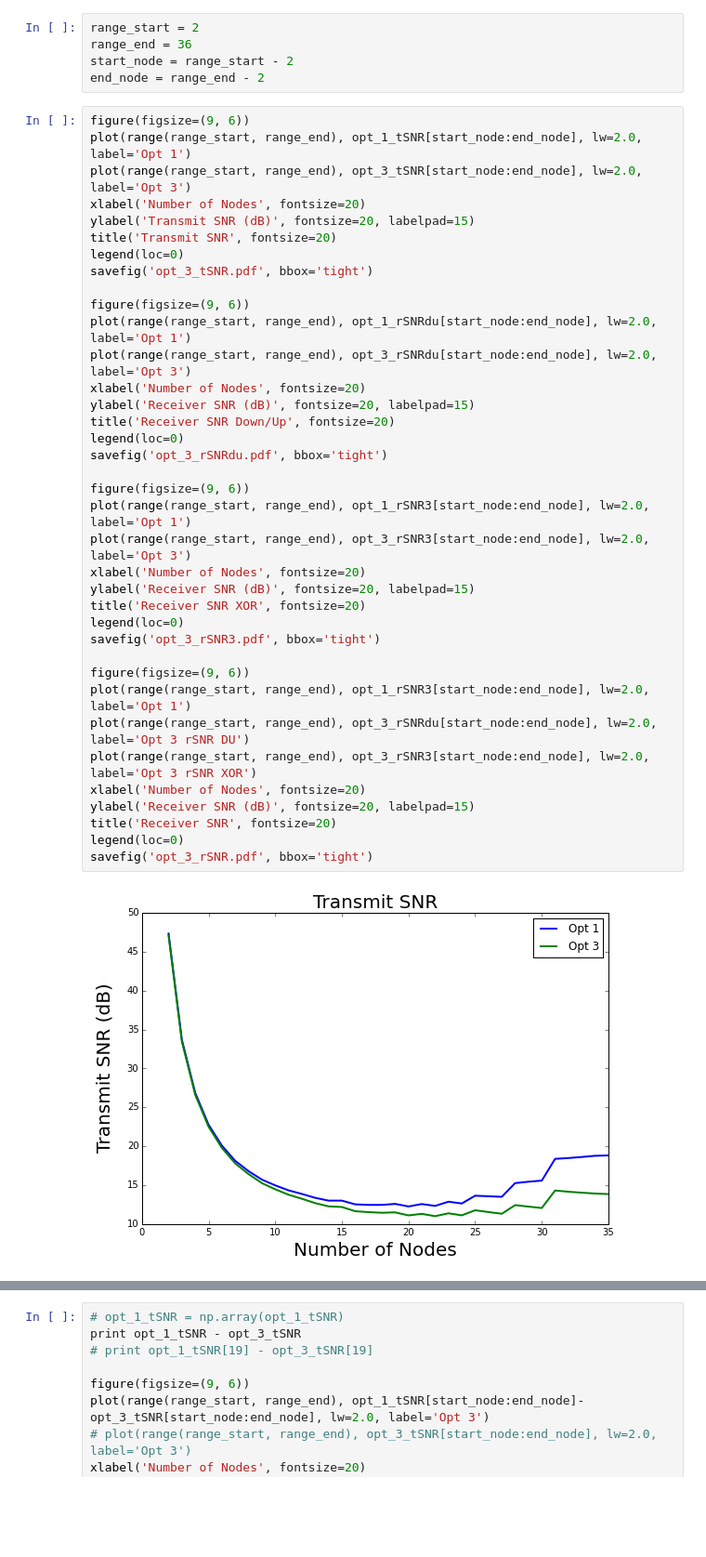
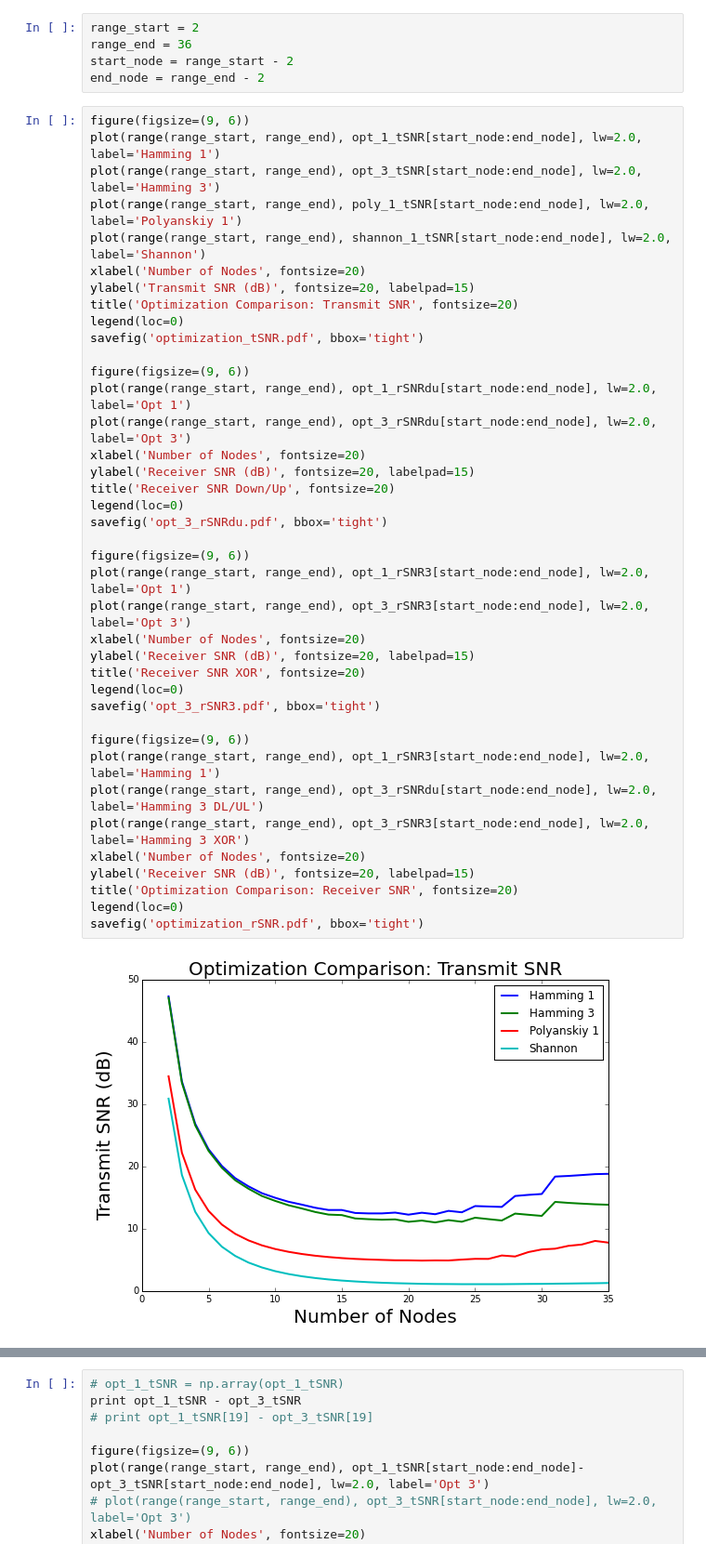
Before and after one commit to Lahaela/research-sahai, a Jupyter notebook: 160911/160914 Opt 3 Plots.ipynb, the cells around one changed output, grey strips where cells are left out. Shown at 93% size. Cells and saved outputs as stored; diff of their text form; blank space fills up the shorter version.

```diff
--- a/160911/160914 Opt 3 Plots.ipynb
+++ b/160911/160914 Opt 3 Plots.ipynb
@@ -60,42 +60,44 @@ start_node = range_start - 2
 end_node = range_end - 2
 # %%
 figure(figsize=(9, 6))
-plot(range(range_start, range_end), opt_1_tSNR[start_node:end_node], lw=2.0, label='Opt 1')
-plot(range(range_start, range_end), opt_3_tSNR[start_node:end_node], lw=2.0, label='Opt 3')
+plot(range(range_start, range_end), opt_1_tSNR[start_node:end_node], lw=2.0, label='Hamming 1')
+plot(range(range_start, range_end), opt_3_tSNR[start_node:end_node], lw=2.0, label='Hamming 3')
+plot(range(range_start, range_end), poly_1_tSNR[start_node:end_node], lw=2.0, label='Polyanskiy 1')
+plot(range(range_start, range_end), shannon_1_tSNR[start_node:end_node], lw=2.0, label='Shannon')
 xlabel('Number of Nodes', fontsize=20)
 ylabel('Transmit SNR (dB)', fontsize=20, labelpad=15)
-title('Transmit SNR', fontsize=20)
+title('Optimization Comparison: Transmit SNR', fontsize=20)
 legend(loc=0)
-savefig('opt_3_tSNR.pdf', bbox='tight')
+savefig('optimization_tSNR.pdf', bbox='tight')
 
 figure(figsize=(9, 6))
 plot(range(range_start, range_end), opt_1_rSNRdu[start_node:end_node], lw=2.0, label='Opt 1')
 plot(range(range_start, range_end), opt_3_rSNRdu[start_node:end_node], lw=2.0, label='Opt 3')
 xlabel('Number of Nodes', fontsize=20)
 ylabel('Receiver SNR (dB)', fontsize=20, labelpad=15)
 title('Receiver SNR Down/Up', fontsize=20)
 legend(loc=0)
 savefig('opt_3_rSNRdu.pdf', bbox='tight')
 
 figure(figsize=(9, 6))
 plot(range(range_start, range_end), opt_1_rSNR3[start_node:end_node], lw=2.0, label='Opt 1')
 plot(range(range_start, range_end), opt_3_rSNR3[start_node:end_node], lw=2.0, label='Opt 3')
 xlabel('Number of Nodes', fontsize=20)
 ylabel('Receiver SNR (dB)', fontsize=20, labelpad=15)
 title('Receiver SNR XOR', fontsize=20)
 legend(loc=0)
 savefig('opt_3_rSNR3.pdf', bbox='tight')
 
 figure(figsize=(9, 6))
-plot(range(range_start, range_end), opt_1_rSNR3[start_node:end_node], lw=2.0, label='Opt 1')
-plot(range(range_start, range_end), opt_3_rSNRdu[start_node:end_node], lw=2.0, label='Opt 3 rSNR DU')
-plot(range(range_start, range_end), opt_3_rSNR3[start_node:end_node], lw=2.0, label='Opt 3 rSNR XOR')
+plot(range(range_start, range_end), opt_1_rSNR3[start_node:end_node], lw=2.0, label='Hamming 1')
+plot(range(range_start, range_end), opt_3_rSNRdu[start_node:end_node], lw=2.0, label='Hamming 3 DL/UL')
+plot(range(range_start, range_end), opt_3_rSNR3[start_node:end_node], lw=2.0, label='Hamming 3 XOR')
 xlabel('Number of Nodes', fontsize=20)
 ylabel('Receiver SNR (dB)', fontsize=20, labelpad=15)
-title('Receiver SNR', fontsize=20)
+title('Optimization Comparison: Receiver SNR', fontsize=20)
 legend(loc=0)
-savefig('opt_3_rSNR.pdf', bbox='tight')
+savefig('optimization_rSNR.pdf', bbox='tight')
 # %% [output]
-[figure, old version]
+[figure, new version]
 [figure]
 [figure]
```
Also changed, not shown: parts of 8 cells of this notebook, 25 other files.
